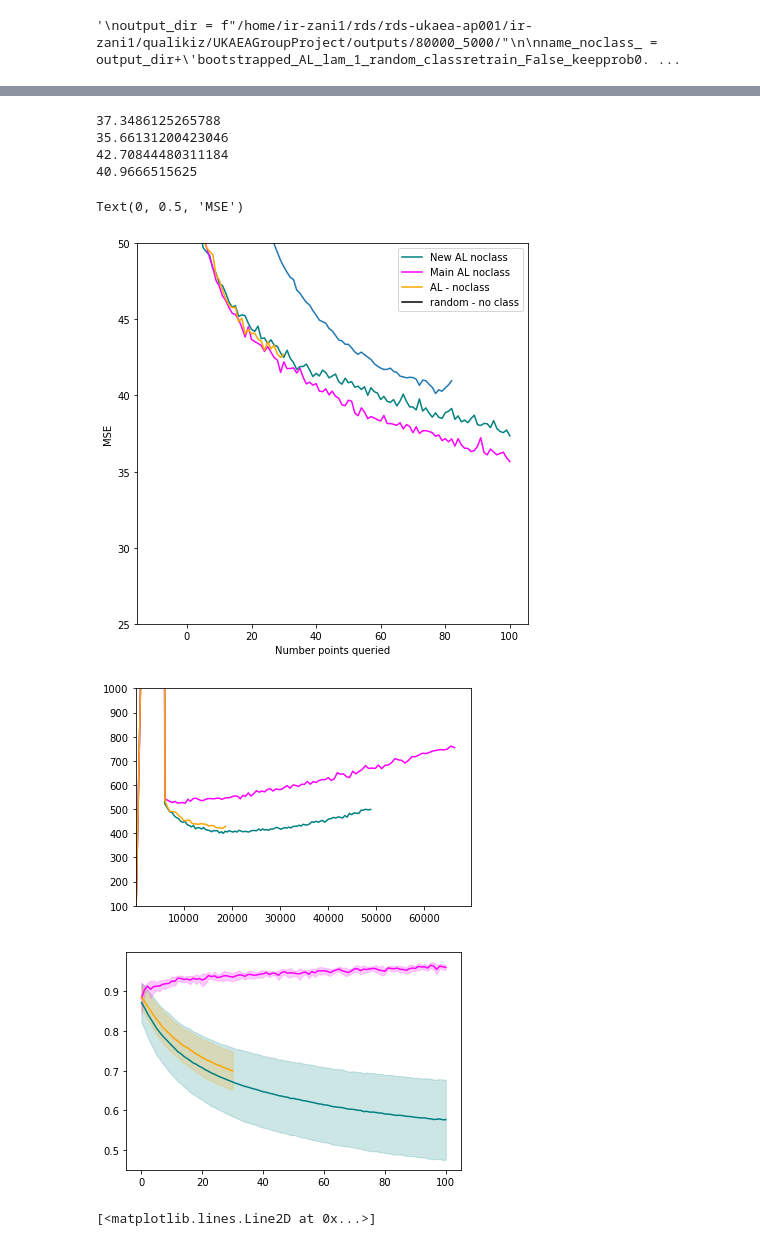
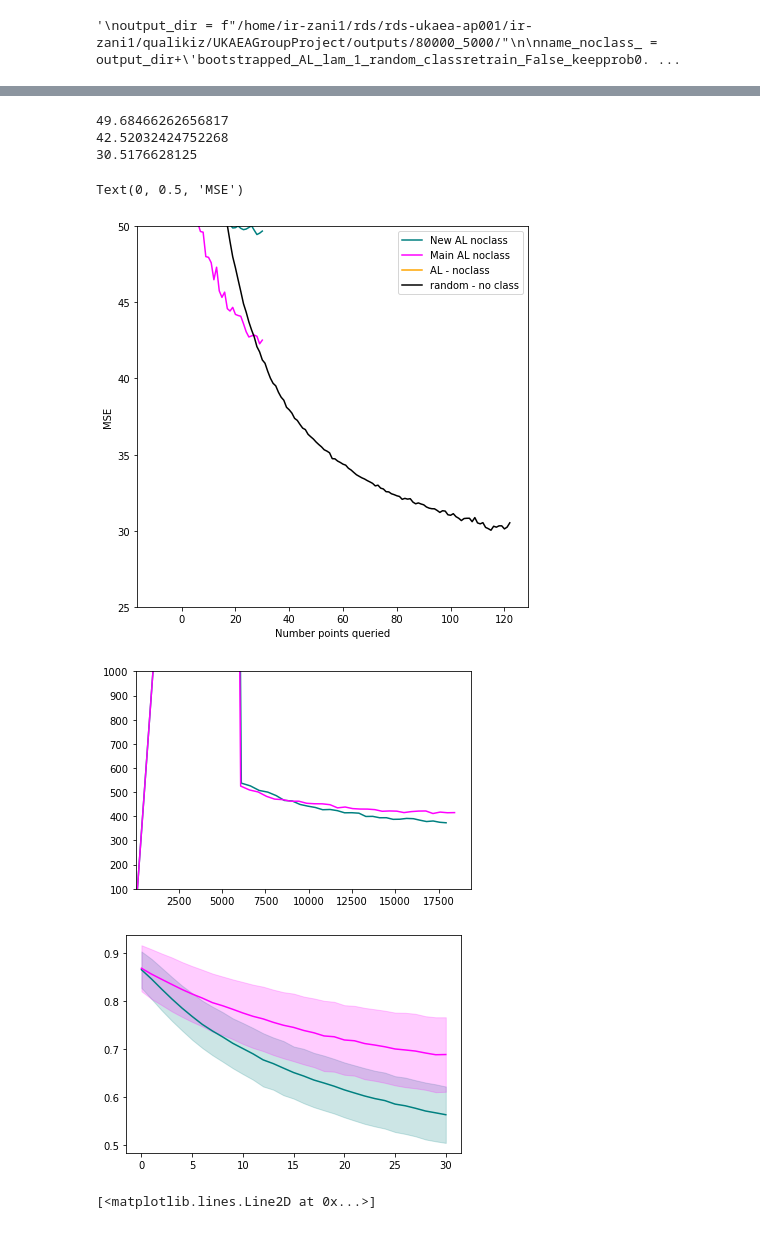
Before and after one commit to zcapjdb/UKAEAGroupProject, a Jupyter notebook: src/notebooks/pipeline_notebooks/outputs.ipynb, the cells around one changed output, grey strips where cells are left out. Saved outputs shown, nothing was run; the diff lists cells and outputs as text; code cells hidden in the pictures.

```diff
--- a/src/notebooks/pipeline_notebooks/outputs.ipynb
+++ b/src/notebooks/pipeline_notebooks/outputs.ipynb
@@ -8,8 +8,8 @@ name_full = output_dir+"bootstrapped_AL_lam_1_uncertainty_classretrain_False_kee
 with open(name_full,"rb") as f:
     dic_full = pkl.load(f)
 
-output_dir = f"/home/ir-zani1/rds/rds-ukaea-ap001/ir-zani1/qualikiz/UKAEAGroupProject/outputs/50000_50000/"
-name_full_small = output_dir+"bootstrapped_AL_lam_1_uncertainty_classretrain_True_keepprob500_8cf5eba32f32ef1ead3fc8c061843bd21baf1301.pkl"
+output_dir = f"/home/ir-zani1/rds/rds-ukaea-ap001/ir-zani1/qualikiz/UKAEAGroupProject/outputs/500000_500000/"
+name_full_small = output_dir+"bootstrapped_AL_lam_1_deep_classretrain_False_main.pkl"
 with open(name_full_small,"rb") as f:
     dic_full_small = pkl.load(f)
 # %%
@@ -18,10 +18,11 @@ output_dir = f"/home/ir-zani1/rds/rds-ukaea-ap001/ir-zani1/qualikiz/UKAEAGroupPr
 name = output_dir+'bootstrapped_AL_lam_1_uncertainty_classretrain_False_keepprob0.25.pkl'
 with open(name,"rb") as f:
     dic = pkl.load(f)
-#output_dir = f"/home/ir-zani1/rds/rds-ukaea-ap001/ir-zani1/qualikiz/Active_Continual_Learning/outputs/20000_5000/"
-output_dir = f"/home/ir-zani1/rds/rds-ukaea-ap001/ir-zani1/qualikiz/Active_Continual_Learning/outputs/55000_5000/"
 
-name_ = output_dir+'bootstrapped_AL_lam_1_uncertainty_classretrain_True_keepprob0.25_single_85400f38379a212eeb90db35632077ee59763ef3.pkl'
+output_dir = f"/home/ir-zani1/rds/rds-ukaea-ap001/ir-zani1/qualikiz/Active_Continual_Learning/outputs/20000_5000/"
+#output_dir = f"/home/ir-zani1/rds/rds-ukaea-ap001/ir-zani1/qualikiz/Active_Continual_Learning/outputs/55000_5000/"
+
+name_ = output_dir+'bootstrapped_AL_lam_1_uncertainty_classretrain_False_keepprob0.25_ensemble_85400f38379a212eeb90db35632077ee59763ef3.pkl'
 with open(name_,"rb") as f:
     dic_ = pkl.load(f)
 
@@ -197,7 +197,7 @@ f1, ax1 = plt.subplots(1,1)
 f2, ax2 = plt.subplots(1,1)
 
 colors = ['teal','magenta','orange','black','red']
-for d,c in zip([name,name_,name_1],colors):#, name_noclass, name_noclass_],colors):
+for d,c in zip([name_,name_1],colors):#, name_noclass, name_noclass_],colors):
     out = get_data(d, unscale=True)
     _,_,test_mean,_,recall,recall_std,num_train,ncand = get_losses(out)
     ax.plot(range(len(num_train)), test_mean,color=c)
@@ -208,42 +208,41 @@ for d,c in zip([name,name_,name_1],colors):#, name_noclass, name_noclass_],color
    #     pass
     ax2.plot(range(len(recall)),recall, color=c)
     ax2.fill_between(range(len(recall)),recall-recall_std,recall+recall_std, color=c, alpha=0.2)
    # ax.plot(range(len(test_mean)), test_mean,color=c)
 #    out_unscaled = get_data(d, True)
 #    _,_,test_mean_unscaled, _= get_losses(out_unscaled)
 #    ax[1].plot(range(len(test_mean)), test_mean_unscaled, color=c)
 xx = np.arange(-10,0,1)
 ax.plot(xx,xx, label='New AL noclass', color='teal')#
 ax.plot(xx,xx, label='Main AL noclass ', color='magenta')
 ax.plot(xx,xx, label='AL - noclass', color='orange')#
 #ax.plot(xx,xx, label='random - noclass', color='black')
 ax.plot(xx,xx, label='random - no class', color='black')
 #ax.scatter([15000],[37],label='AL - old performance',color='red')
 #ax.scatter([15000],[50],label='random - old performance',color='purple')#
 
 ax.legend()
 
-loss_full = get_single_loss_nans(dic_full_small,'retrain_val_losses_unscaled')
+loss_full = get_single_loss_nans(dic_full_small,'test_loss_init')
 print(loss_full[-1])
-ax.plot(range(len(loss_full)), loss_full)
+ax.plot(range(len(loss_full)), loss_full, color='black')
 
 
 #ax.set_xlim(0,30)#5000)
 ax.set_ylim(25,50)
 ax1.set_xlim(2)
 ax1.set_ylim(100,1000)
 #ax.set_ylim(35,60)
 ax.set_xlabel('Number points queried')
 ax.set_ylabel('MSE')
 # %% [output]
-37.3486125265788
-35.66131200423046
-42.70844480311184
-40.9666515625
+49.68466262656817
+42.52032424752268
+30.5176628125
 Text(0, 0.5, 'MSE')
-[figure, old version]
+[figure, new version]
-[figure, old version]
+[figure, new version]
-[figure, old version]
+[figure, new version]
 # %%
 
 prec = dic['out'][0]['holdout_class_precision']
```
Also changed, not shown: parts of 1 cell of this notebook.
